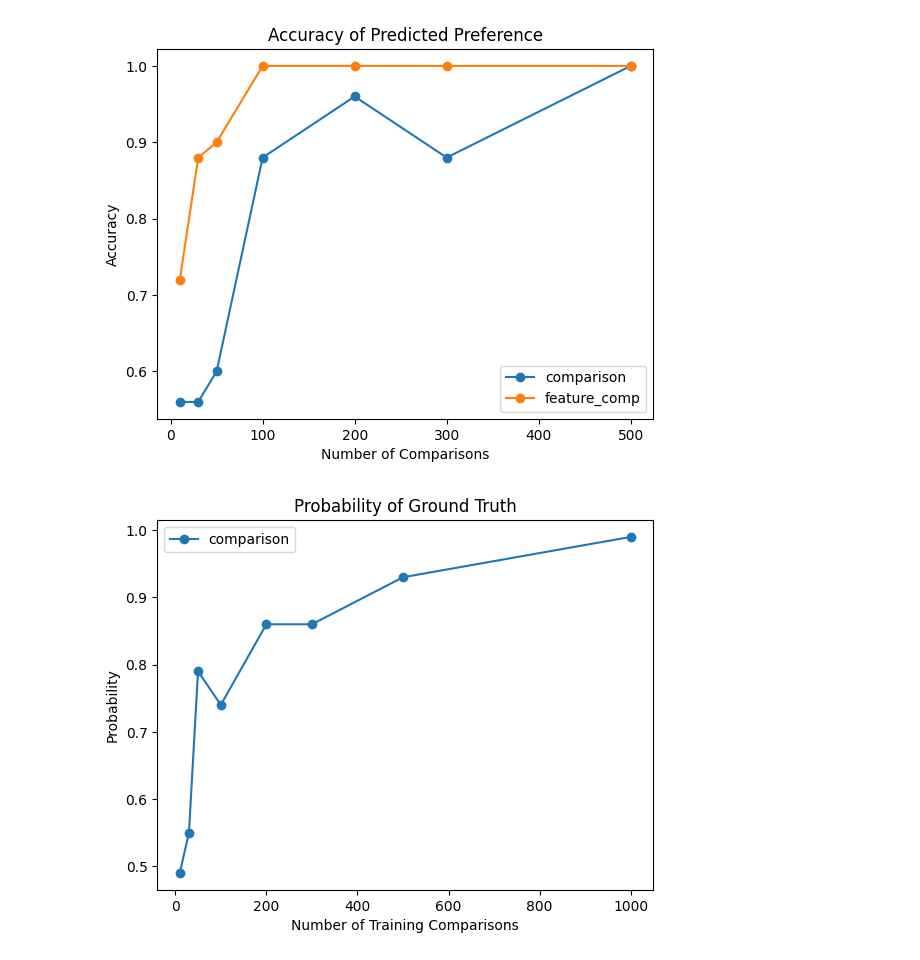
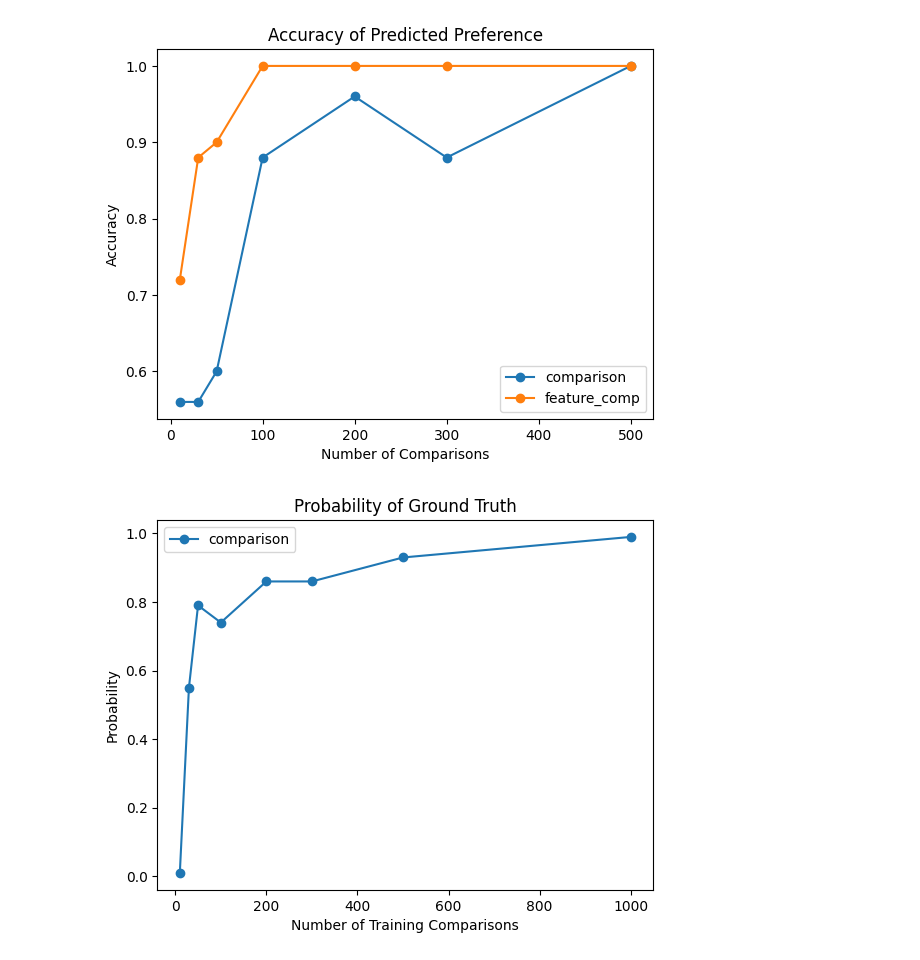
Before and after one commit to andipeng/feature-preference, a Jupyter notebook: feature_preference/plots.ipynb, the cells around one changed output. Drawn from its saved outputs; the diff is of its cells as text; code cells hidden in the pictures.

```diff
--- a/feature_preference/plots.ipynb
+++ b/feature_preference/plots.ipynb
@@ -37,12 +35,12 @@ plt.show()
 # %%
 num_samples = [10, 30, 50, 100, 200, 300, 500, 1000]
 comp_prob = [0.009, 0.55, .79, 0.74, 0.86, 0.86, 0.93, 0.99]
 
-plt.plot(num_samples, accuracy, marker='o', label='comparison')
+plt.plot(num_samples, comp_prob, marker='o', label='comparison')
 plt.xlabel('Number of Training Comparisons')
 plt.ylabel('Probability')
 plt.title('Probability of Ground Truth')
 plt.legend()
 plt.show()
 # %% [output]
-[figure, old version]
+[figure, new version]
```
Also changed, not shown: parts of 1 cell of this notebook, 25 other files.
